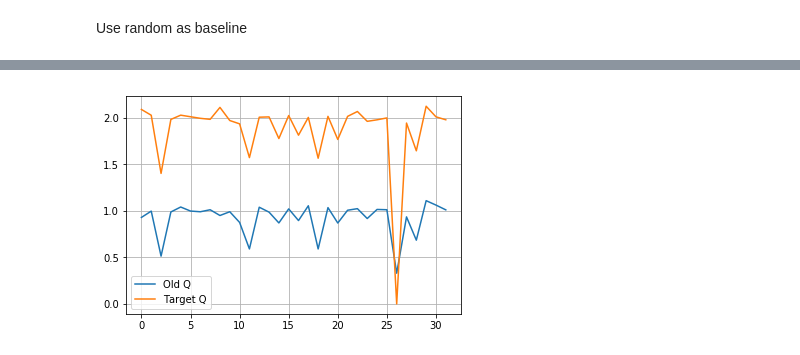
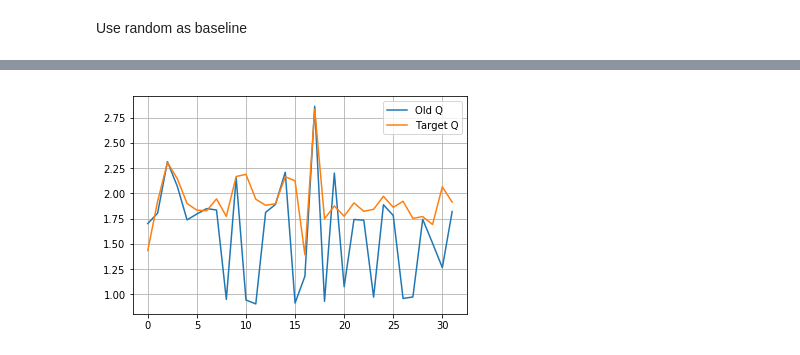
Before and after one commit to ichisadashioko/dqn, a Jupyter notebook: dqn_cartpole.ipynb, the cells around one changed output, grey strips where cells are left out. Cells and saved outputs as stored; diff of their text form; code cells hidden in the pictures.

```diff
--- a/dqn_cartpole.ipynb
+++ b/dqn_cartpole.ipynb
@@ -91,10 +114,9 @@ True
 # %%
 input_shape = env.observation_space.shape
 n_actions = env.action_space.n
-lr = 0.000025
+lr = 0.0001
 BATCH_SIZE = 32
 GAMMA = 0.99
-update_freq = 10_000
 
 EPS_START = 1 # initial value of epsilon
 EPS_END = 0.1 # final value of epsilon
@@ -460,32 +550,33 @@ non_final_s2 = np.array([s for s in batch.next_state if s is not None])
 s2_values = target_net.predict(non_final_s2)
 target_q = np.zeros((BATCH_SIZE, n_actions), dtype=np.float32)
 
 # DEBUG
 s_q = target_net.predict(s)
 _old_q = []
 _target_q = []
 # END_DEBUG
 
 s2_index = 0
 for i in range(BATCH_SIZE):
     if non_final_mask[i]:
         target_q[i][a[i]] = np.max(s2_values[s2_index]) * GAMMA + r[i]
         # DEBUG
         _old_q.append(s_q[i][a[i]])
-        _target_q.append(target_q[i][a[i]])
+#         _target_q.append(target_q[i][a[i]])
+        _target_q.append(np.max(s2_values[s2_index]))
         # END_DEBUG
         s2_index += 1
     else:
         # DEBUG
         _old_q.append(s_q[i][a[i]])
         _target_q.append(0)
         # END_DEBUG
 _old_q = np.array(_old_q)
 _target_q = np.array(_target_q)
 
 plt.plot(_old_q, label='Old Q')
 plt.plot(_target_q, label='Target Q')
 plt.legend()
 plt.grid()
 # %% [output]
-[figure, old version]
+[figure, new version]
```
Also changed, not shown: parts of 17 cells of this notebook.
